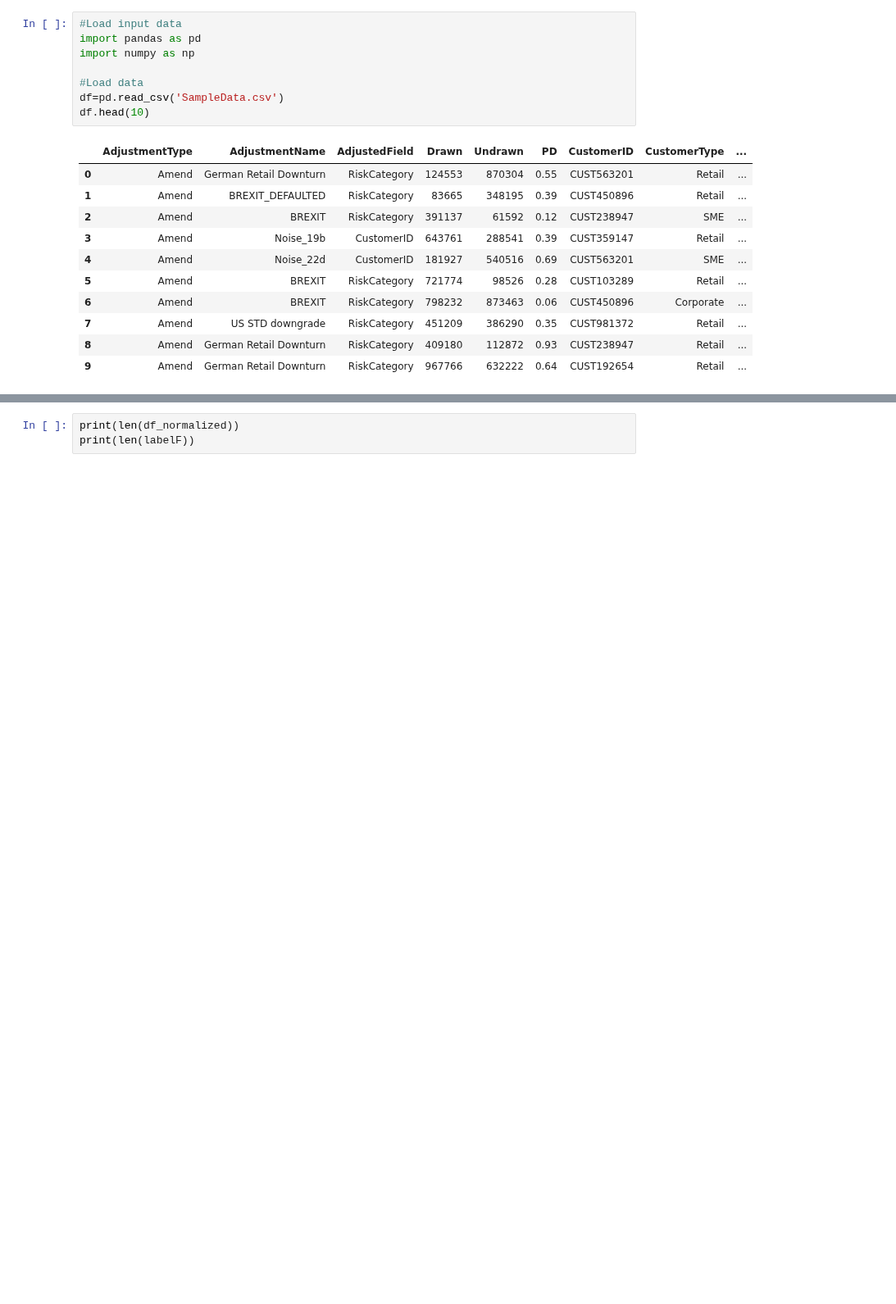
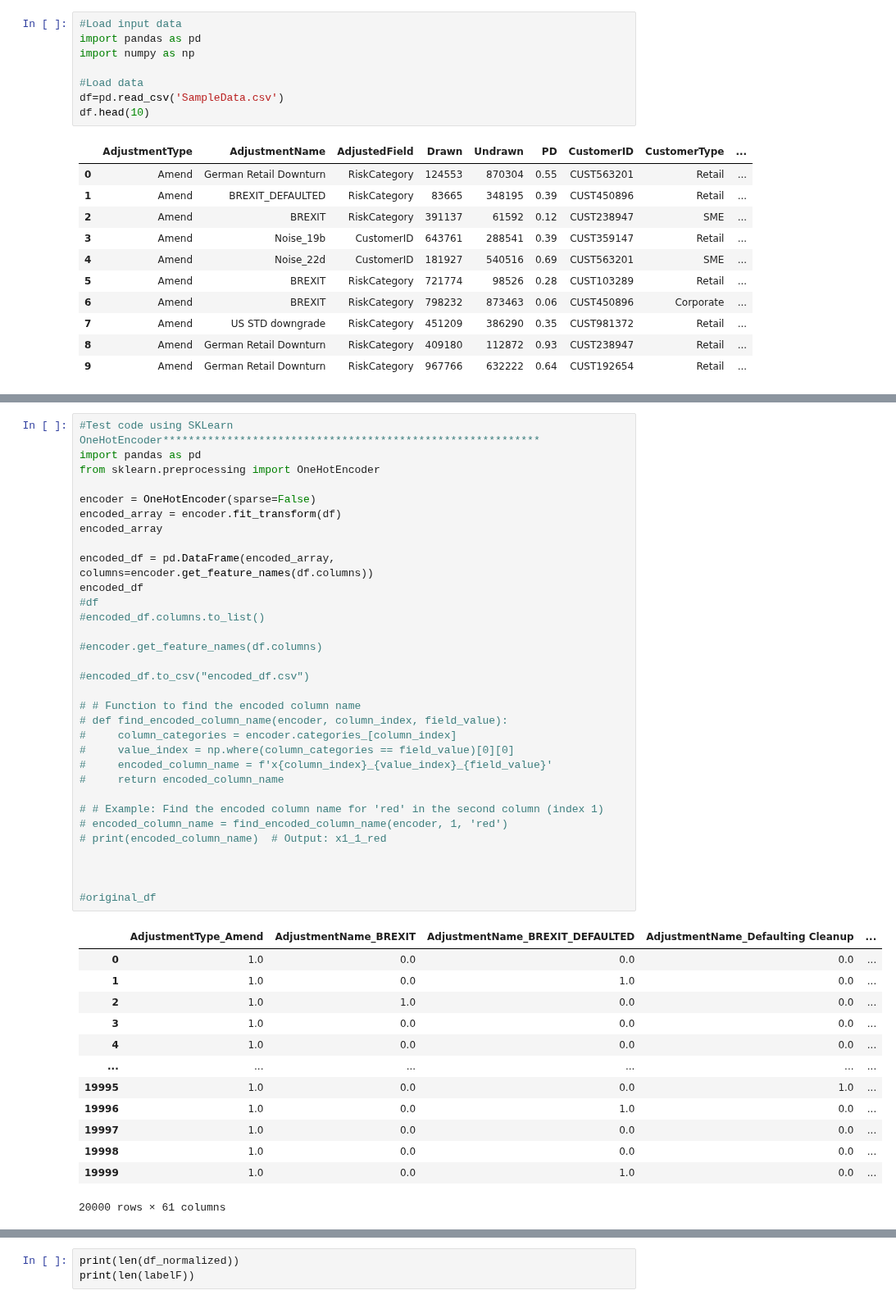
Before and after one commit to AbbyKatt/mycode, a Jupyter notebook: AI_Adjustments_Proto/AiTrainer.ipynb, the cells around one changed output, grey strips where cells are left out. Shown at 82% size. Cells and saved outputs as stored; diff of their text form; blank space fills up the shorter version.

```diff
--- a/AI_Adjustments_Proto/AiTrainer.ipynb
+++ b/AI_Adjustments_Proto/AiTrainer.ipynb
@@ -79,2 +80,48 @@ df_encoded
+# %%
+#Test code using SKLearn OneHotEncoder***********************************************************
+import pandas as pd
+from sklearn.preprocessing import OneHotEncoder
+
+encoder = OneHotEncoder(sparse=False)
+encoded_array = encoder.fit_transform(df)
+encoded_array
+
+encoded_df = pd.DataFrame(encoded_array, columns=encoder.get_feature_names(df.columns))
+encoded_df
+#df
+#encoded_df.columns.to_list()
+
+#encoder.get_feature_names(df.columns)
+
+#encoded_df.to_csv("encoded_df.csv")
+
+# # Function to find the encoded column name
+# def find_encoded_column_name(encoder, column_index, field_value):
+#     column_categories = encoder.categories_[column_index]
+#     value_index = np.where(column_categories == field_value)[0][0]
+#     encoded_column_name = f'x{column_index}_{value_index}_{field_value}'
+#     return encoded_column_name
+
+# # Example: Find the encoded column name for 'red' in the second column (index 1)
+# encoded_column_name = find_encoded_column_name(encoder, 1, 'red')
+# print(encoded_column_name)  # Output: x1_1_red
+
+
+
+#original_df
+# %% [output]
+|  | AdjustmentType_Amend | AdjustmentName_BREXIT | AdjustmentName_BREXIT_DEFAULTED | AdjustmentName_Defaulting Cleanup | ... |
+| 0 | 1.0 | 0.0 | 0.0 | 0.0 | ... |
+| 1 | 1.0 | 0.0 | 1.0 | 0.0 | ... |
+| 2 | 1.0 | 1.0 | 0.0 | 0.0 | ... |
+| 3 | 1.0 | 0.0 | 0.0 | 0.0 | ... |
+| 4 | 1.0 | 0.0 | 0.0 | 0.0 | ... |
+| ... | ... | ... | ... | ... | ... |
+| 19995 | 1.0 | 0.0 | 0.0 | 1.0 | ... |
+| 19996 | 1.0 | 0.0 | 1.0 | 0.0 | ... |
+| 19997 | 1.0 | 0.0 | 0.0 | 0.0 | ... |
+| 19998 | 1.0 | 0.0 | 0.0 | 0.0 | ... |
+| 19999 | 1.0 | 0.0 | 1.0 | 0.0 | ... |
+20000 rows × 61 columns
 # %%
 #Detach the NewVal column and onehot encode it!
```
Also changed, not shown: parts of 7 cells of this notebook, 6 other files.
